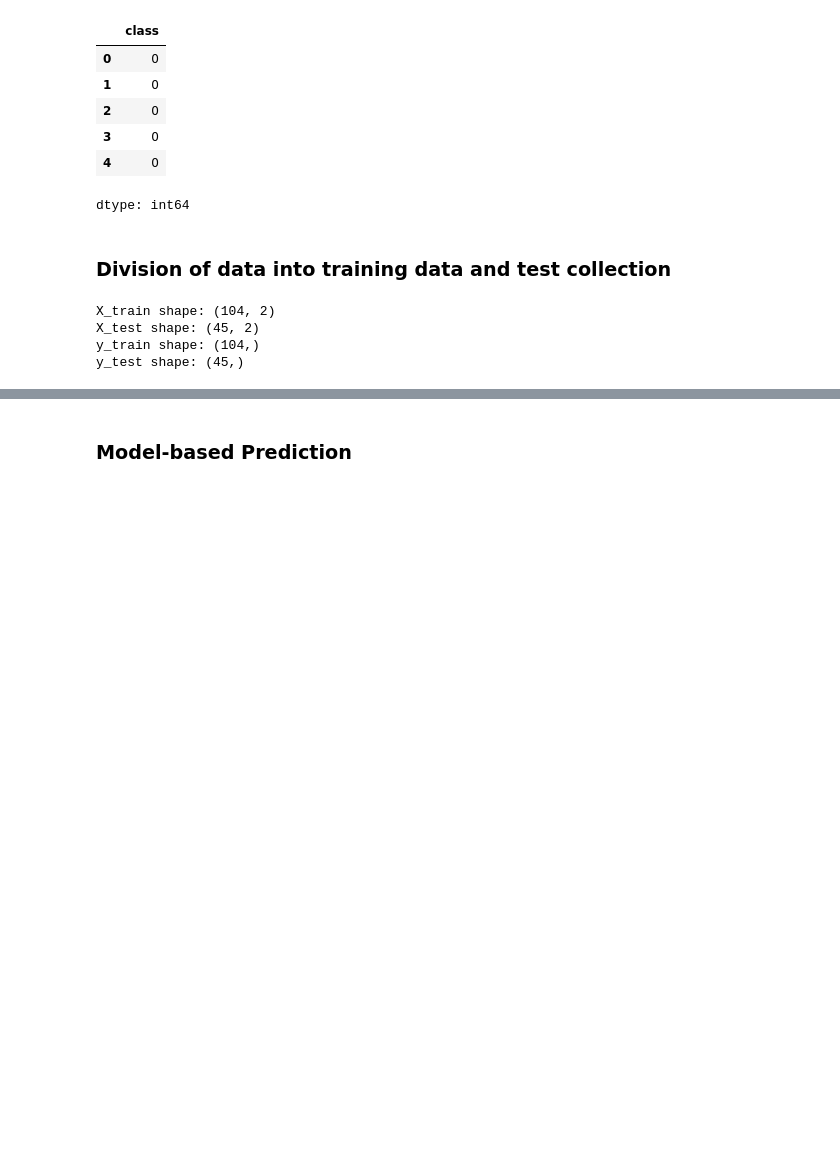
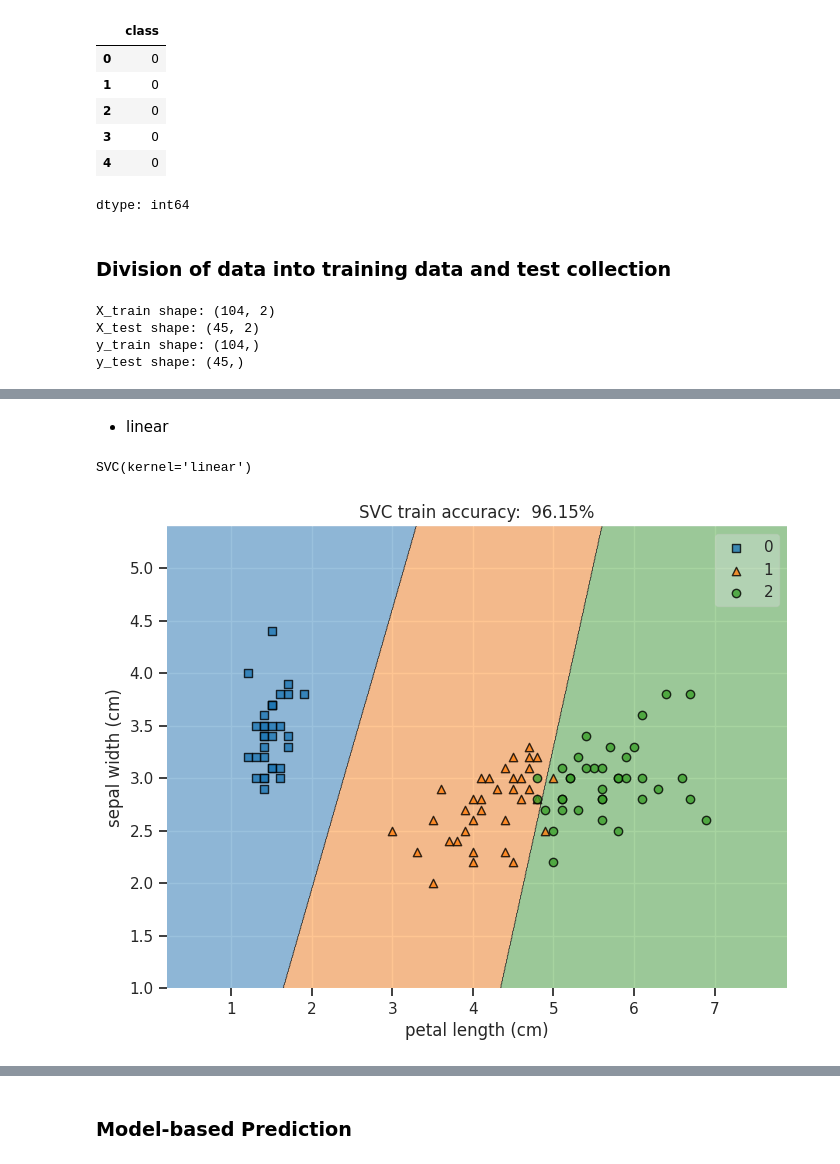
Before and after one commit to davidofitaly/04_ml_classification_projects, a Jupyter notebook: 05_svc/01_iris_datasets_project.ipynb.ipynb, the cells around one changed output, grey strips where cells are left out. Saved outputs shown, nothing was run; the diff lists cells and outputs as text; code cells hidden in the pictures; blank space fills up the shorter version.

```diff
--- a/05_svc/01_iris_datasets_project.ipynb.ipynb
+++ b/05_svc/01_iris_datasets_project.ipynb.ipynb
@@ -381,15 +379,0 @@ from sklearn.ensemble import RandomForestClassifier
-# %%
-# Iterate over different values of n_estimators for the Random Forest classifier
-for index, i in enumerate(range(5, 55, 5), start=1):
-
-    classifier = RandomForestClassifier(n_estimators=i)
-    classifier.fit(X_train_np, y_train_np)
-    accuracy = classifier.score(X_train_np, y_train_np)
-    plt.figure(figsize=(8,6))
-    plot_decision_regions(X_train_np, y_train_np, clf=classifier)
-    plt.title(f'{index}. Random Forest n_estimators={i}, accuracy_train: {accuracy*100:.2f}%')
-    plt.xlabel(data.columns[0])
-    plt.ylabel(data.columns[1])
-    plt.show()
-
-    print('\n' + '-' * 91 + '\n')
@@ -438,0 +380,19 @@ for index, i in enumerate(range(5, 55, 5), start=1):
+# %% [markdown]
+- linear
+# %%
+from sklearn.svm import SVC
+
+classifier = SVC(C=1.0, kernel='linear')
+
+classifier.fit(X_train_np, y_train_np)
+# %% [output]
+SVC(kernel='linear')
+# %%
+plt.figure(figsize=(8,6))
+plot_decision_regions(X_train_np, y_train_np, classifier)
+plt.xlabel('petal length (cm)')
+plt.ylabel('sepal width (cm)')
+plt.title(f'SVC train accuracy:  {classifier.score(X_train_np, y_train_np)*100:.2f}%')
+plt.show()
+# %% [output]
+[figure, added]
```
Also changed, not shown: parts of 27 cells of this notebook.
